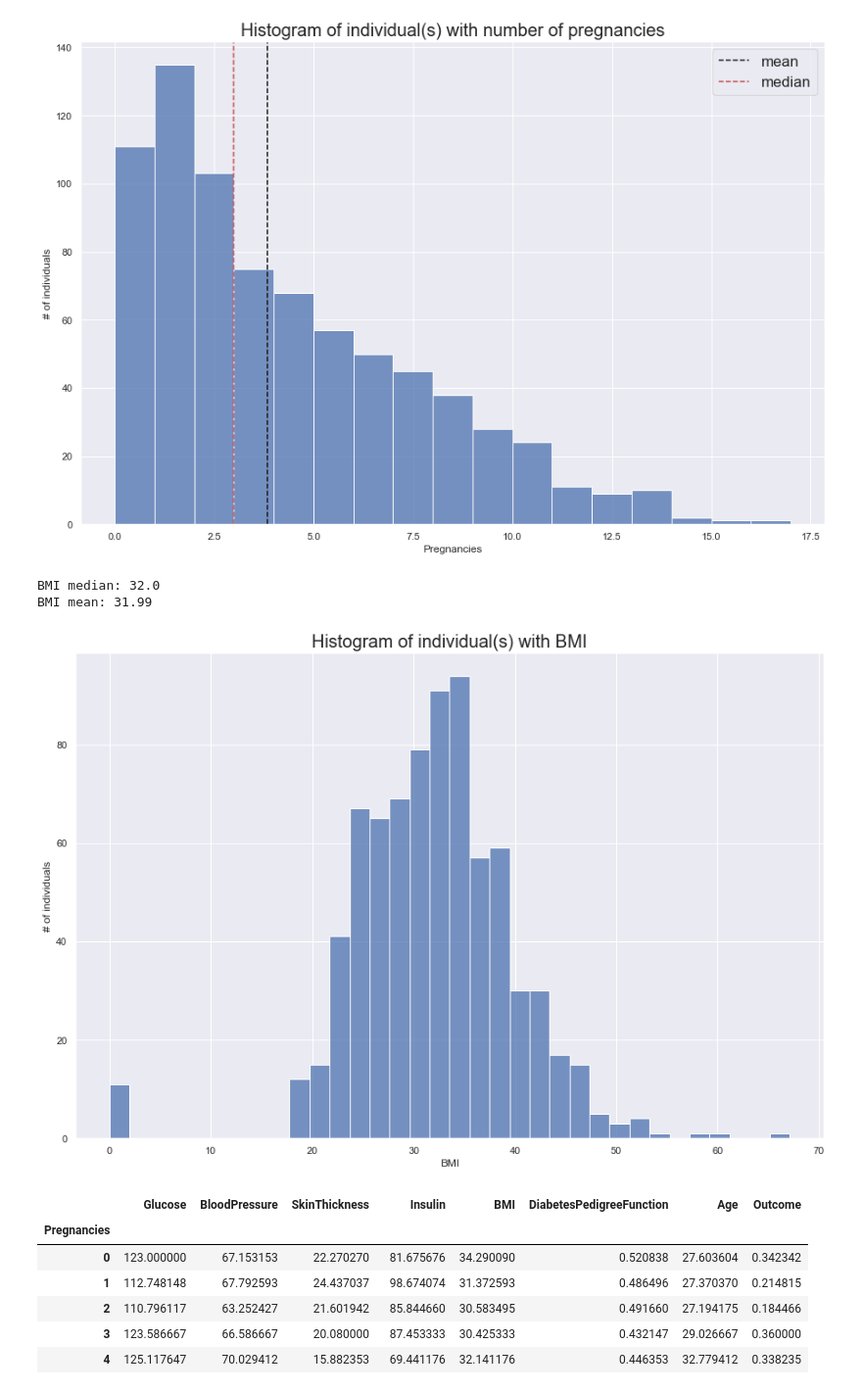
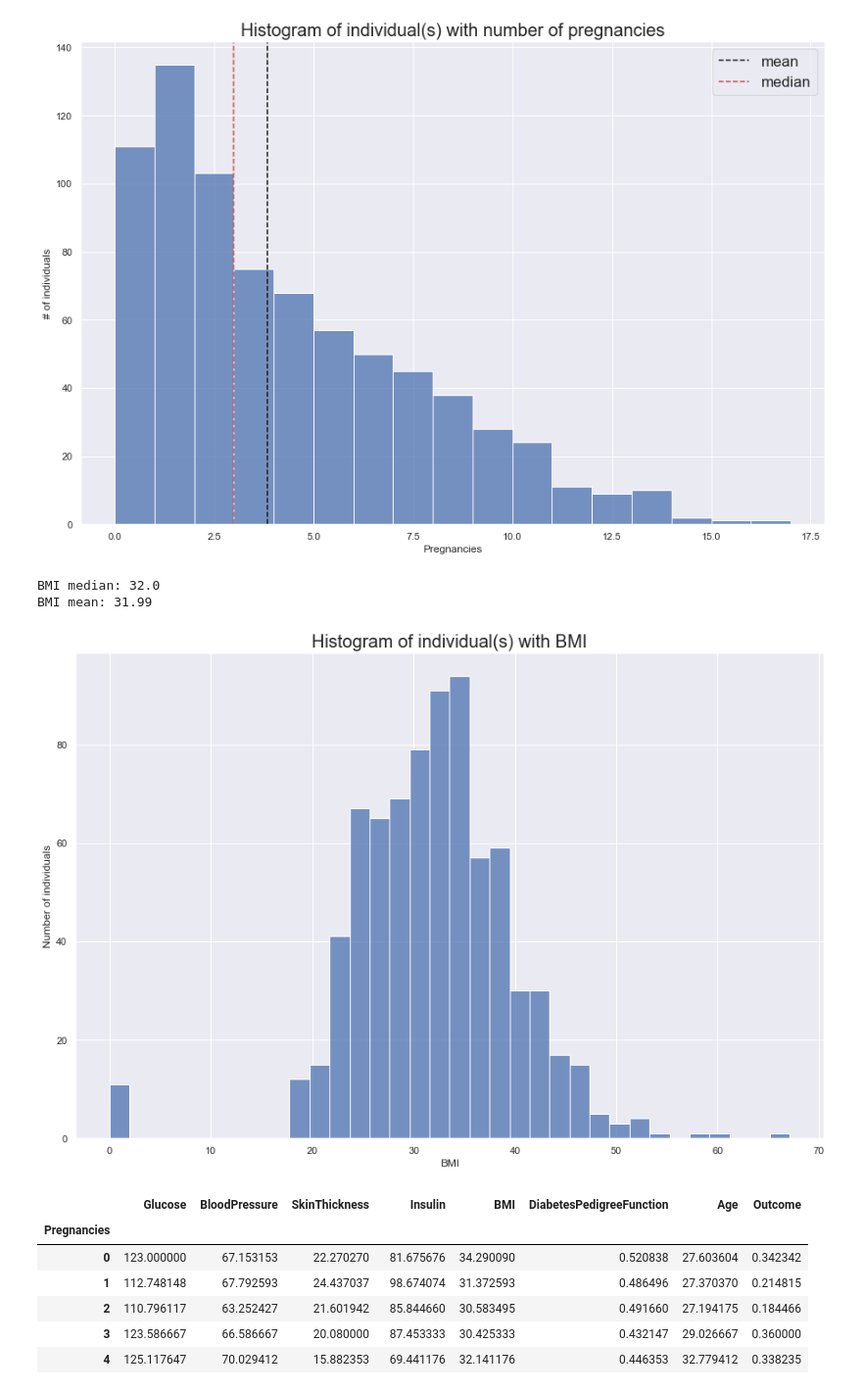
Before and after one commit to CCM-JCO/Projects, a Jupyter notebook: diabetes_project.ipynb, the cells around one changed output. Shown at 98% size. Drawn from its saved outputs; the diff is of its cells as text; code cells hidden in the pictures.

```diff
--- a/diabetes_project.ipynb
+++ b/diabetes_project.ipynb
@@ -28,40 +44,3 @@ sns.histplot(x=df.Age, y=df.BMI)
 # %% [output]
 <AxesSubplot:xlabel='Age', ylabel='BMI'>
 [figure]
-# %%
-"""
-The majority of participants
-"""
-count=0
-for x in df.Age:
-    if x < 30:
-        count += 1
-
-print(count)
-"""
-Saving a png file containing the histogram and
-a vertical line running through the mean and median
-of the AGE feature in the dataset.
-
-This is of importance to determine the age category
-where most applicants fall under.
-
-We can determine bias or underrepresentations in
-the dataset early on by looking
-at this particular feature.
-"""
-sns.set(rc={'figure.figsize':(15,10)})
-ax = sns.histplot(data=df, x=df.Age)
-ax.set(xlabel='Age', ylabel='Number of individuals')
-
-plt.title('Age groups based on number of individuals', fontsize=20)
-plt.axvline(df.Age.mean(), color='k', linestyle='dashed', label='mean')
-plt.axvline(df.Age.median(), color='r', linestyle='dashed', label='median')
-plt.legend(prop={'size': 17})
-plt.savefig('C:/Users/memdp/PYTHON_CODE/Figures/AGE_histogram.png')
-
-
-print(f'Age median: {df.Age.median()}')
-print(f'Age mean: {round(df.Age.mean(), 2)}')
-
-# print(f'Age < 30 count: {}')
@@ -85,25 +59,25 @@ plt.savefig('C:/Users/memdp/PYTHON_CODE/Figures/Pregnancies_histogram.png')
 # %%
 """
 BMI mean is roughly equal to the
 BMI median, since there are not
 many outliers.
 
 The average BMI is 32, which means most
 people can be categorized as obese. This
 makes sense given the people who parti-
 cipated.
 """
 sns.set(rc={'figure.figsize':(15,10)})
 ax = sns.histplot(data=df, x=df.BMI)
-ax.set(xlabel='BMI', ylabel='# of individuals')
+ax.set(xlabel='BMI', ylabel='Number of individuals')
 plt.title('Histogram of individual(s) with BMI', fontsize=20)
 plt.savefig('C:/Users/memdp/PYTHON_CODE/Figures/BMI_histogram.png')
 print(f'BMI median: {df.BMI.median()}')
 print(f'BMI mean: {round(df.BMI.mean(),2)}')
 # %% [output]
 BMI median: 32.0
 BMI mean: 31.99
-[figure, old version]
+[figure, new version]
 # %%
 """
 The average features related to the number of pregnancies.
```
Also changed, not shown: parts of 11 cells of this notebook, 1 other file.
